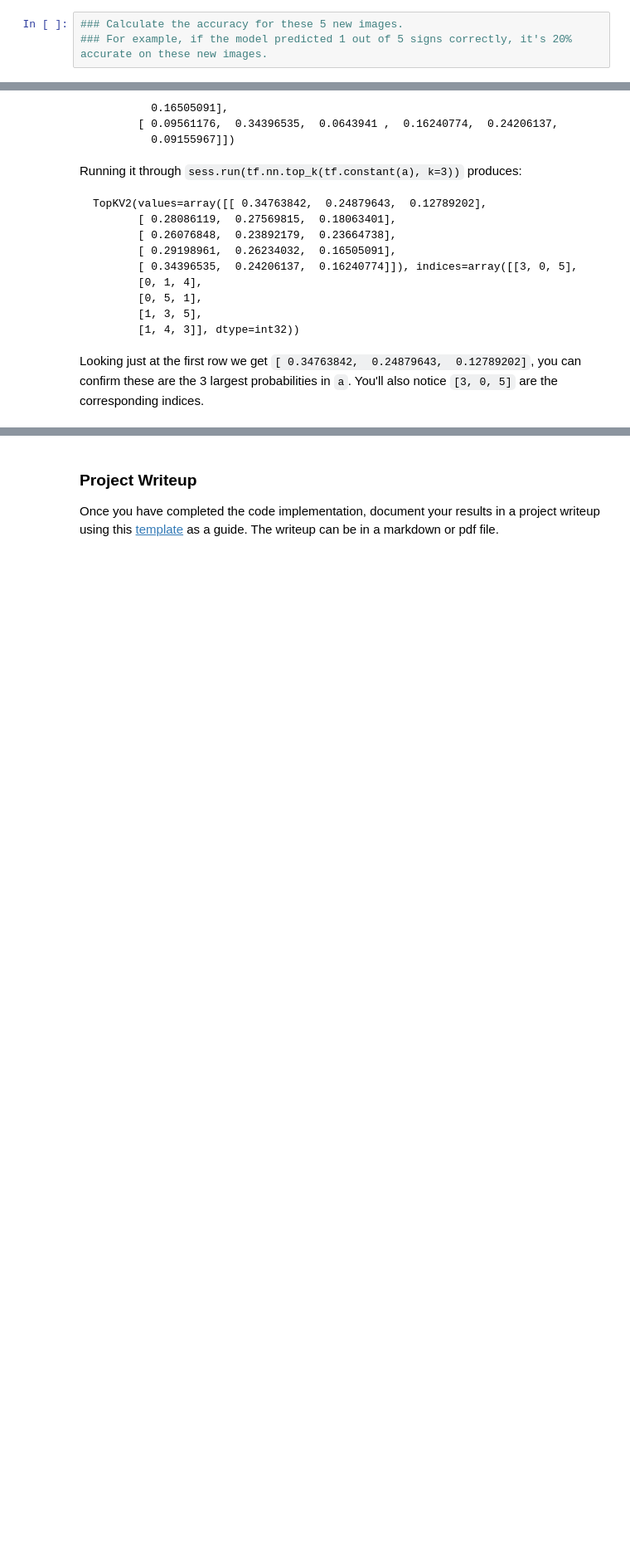
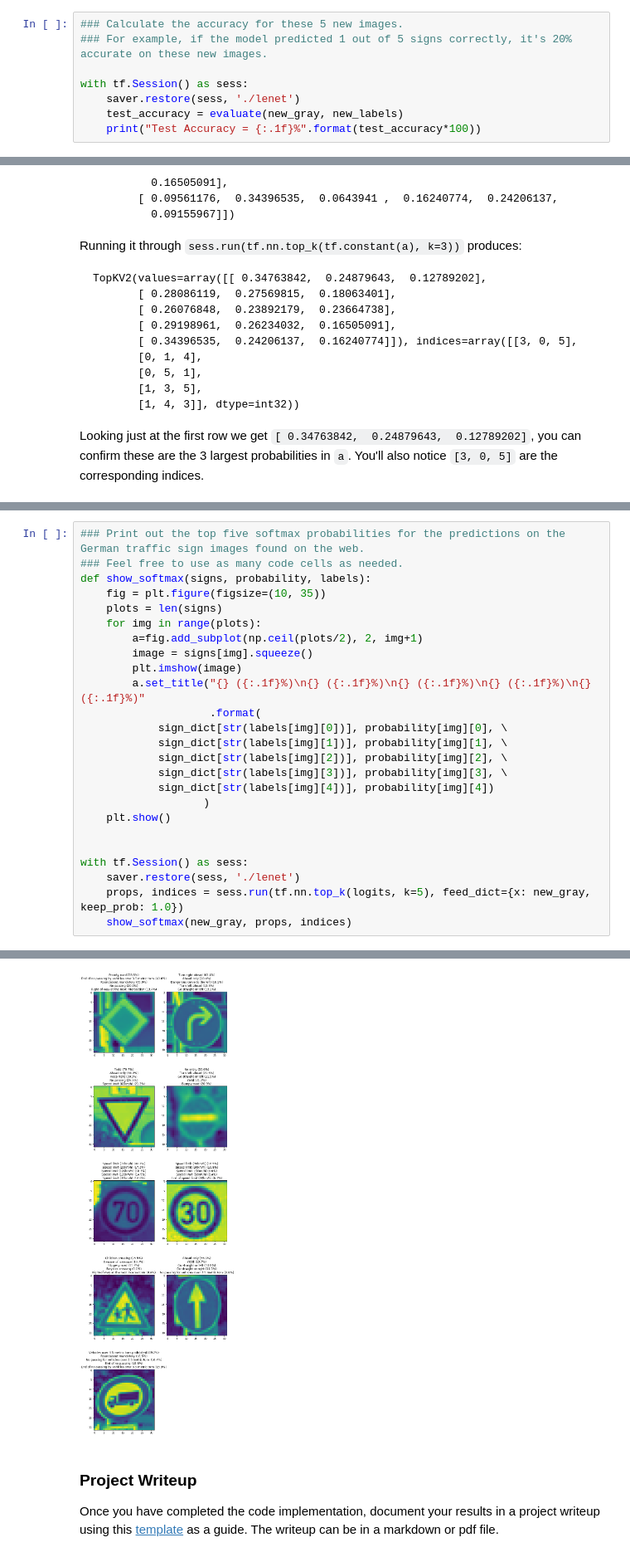
Before and after one commit to Gryton/carnd-traffic-signs, a Jupyter notebook: Traffic_Sign_Classifier.ipynb, the cells around one changed output, grey strips where cells are left out. Shown at 83% size. Drawn from its saved outputs; the diff is of its cells as text; blank space fills up the shorter version.

```diff
--- a/Traffic_Sign_Classifier.ipynb
+++ b/Traffic_Sign_Classifier.ipynb
@@ -435,3 +449,8 @@ show_signs(9, new_images, new_labels, random=False)
 # %%
 ### Calculate the accuracy for these 5 new images.
 ### For example, if the model predicted 1 out of 5 signs correctly, it's 20% accurate on these new images.
+
+with tf.Session() as sess:
+    saver.restore(sess, './lenet')
+    test_accuracy = evaluate(new_gray, new_labels)
+    print("Test Accuracy = {:.1f}%".format(test_accuracy*100))
@@ -480,0 +500,26 @@ Looking just at the first row we get `[ 0.34763842,  0.24879643,  0.12789202]`,
+# %%
+### Print out the top five softmax probabilities for the predictions on the German traffic sign images found on the web.
+### Feel free to use as many code cells as needed.
+def show_softmax(signs, probability, labels):
+    fig = plt.figure(figsize=(10, 35))
+    plots = len(signs)
+    for img in range(plots):
+        a=fig.add_subplot(np.ceil(plots/2), 2, img+1)
+        image = signs[img].squeeze()
+        plt.imshow(image)
+        a.set_title("{} ({:.1f}%)\n{} ({:.1f}%)\n{} ({:.1f}%)\n{} ({:.1f}%)\n{} ({:.1f}%)"
+                    .format(
+            sign_dict[str(labels[img][0])], probability[img][0], \
+            sign_dict[str(labels[img][1])], probability[img][1], \
+            sign_dict[str(labels[img][2])], probability[img][2], \
+            sign_dict[str(labels[img][3])], probability[img][3], \
+            sign_dict[str(labels[img][4])], probability[img][4])
+                   )
+    plt.show()
+
+
+with tf.Session() as sess:
+    saver.restore(sess, './lenet')
+    props, indices = sess.run(tf.nn.top_k(logits, k=5), feed_dict={x: new_gray, keep_prob: 1.0})
+    show_softmax(new_gray, props, indices)
+# %% [output]
@@ -481,3 +527,4 @@ Looking just at the first row we get `[ 0.34763842,  0.24879643,  0.12789202]`,
+[figure, added]
 # %% [markdown]
 ### Project Writeup
 
```
Also changed, not shown: parts of 7 cells of this notebook.
